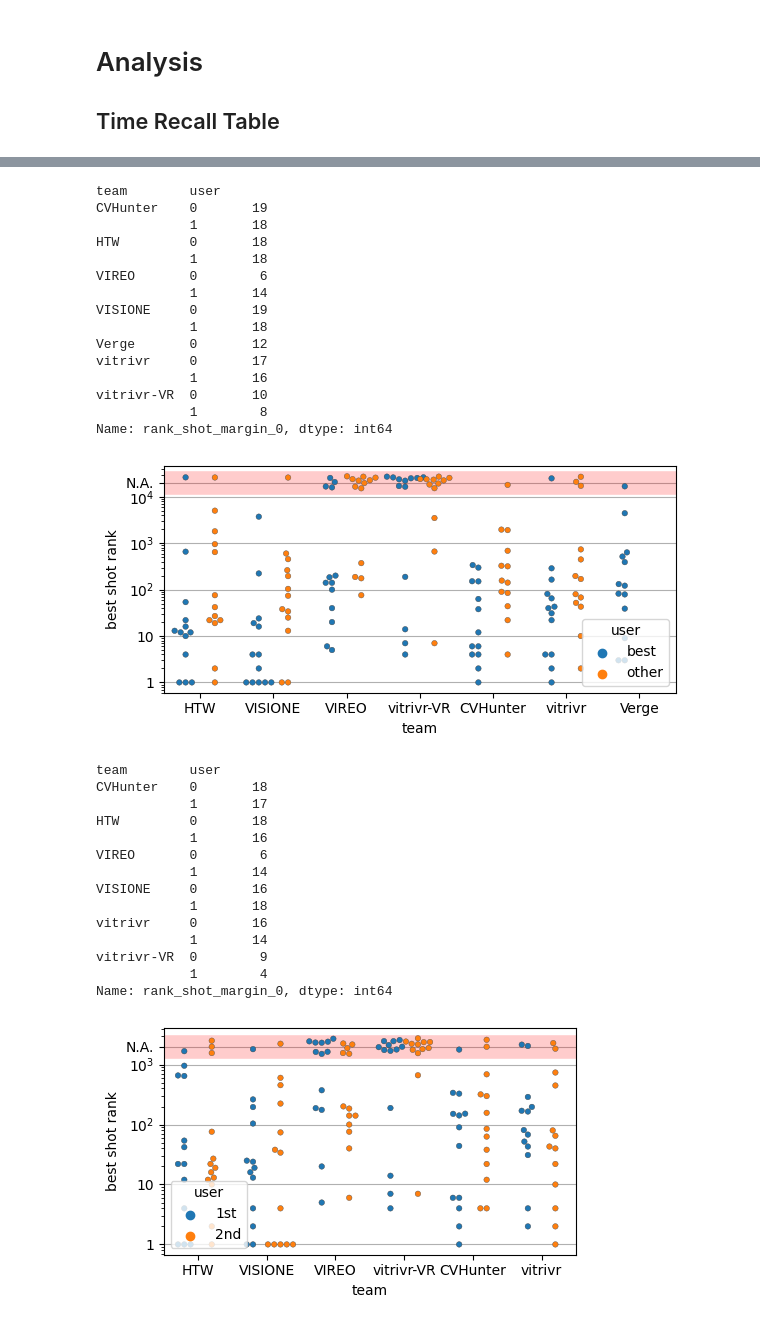
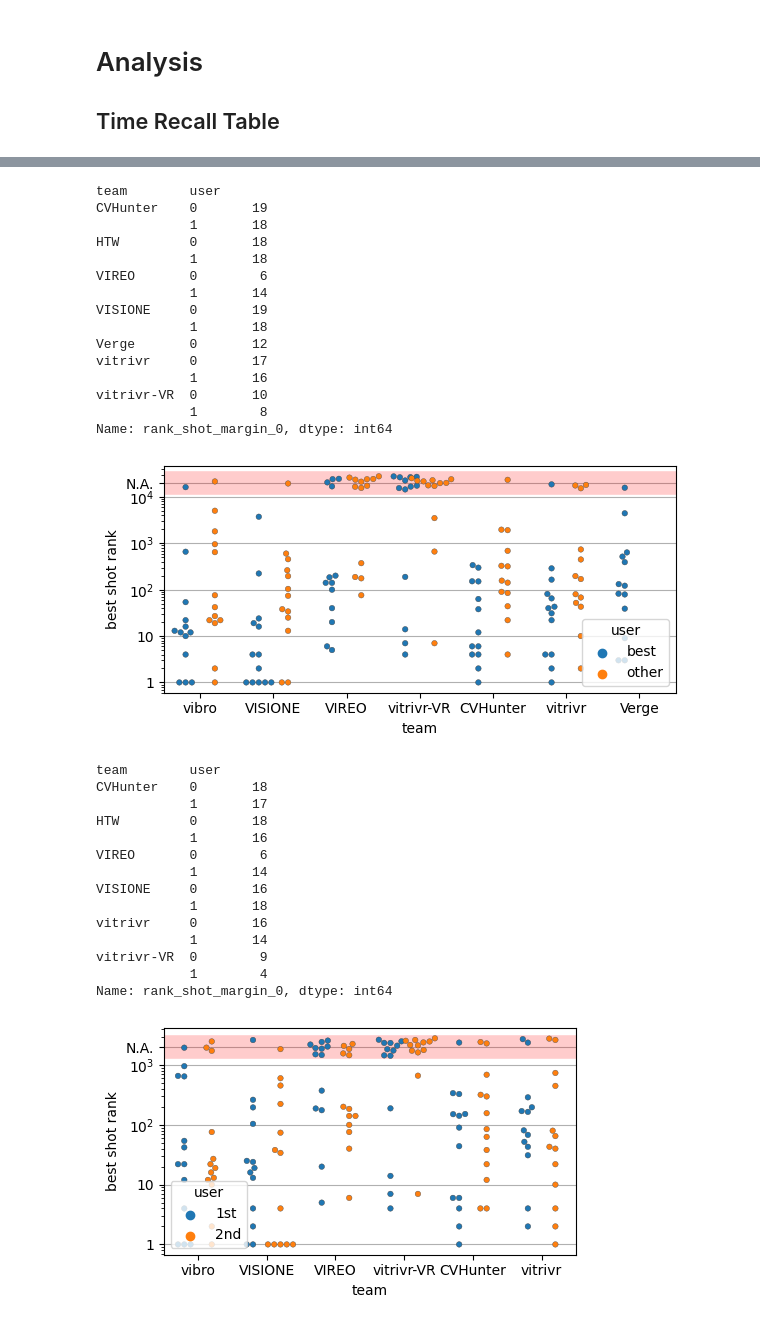
Before and after one commit to sauterl/VBS23-Post-Hoc-Analysis, a Jupyter notebook: src/python/notebooks/browsing.ipynb, the cells around one changed output, grey strips where cells are left out. Drawn from its saved outputs; the diff is of its cells as text; code cells hidden in the pictures.

```diff
--- a/src/python/notebooks/browsing.ipynb
+++ b/src/python/notebooks/browsing.ipynb
@@ -24,6 +24,11 @@ comp_data = load_competition_data(config)
 logs = process_team_logs(config, comp_data, force=False)
 
 teams = comp_data['config']['teams']
+
+# FIXME: badly patch the name of HTW into vibro
+teams_adj = teams.copy()
+teams_adj = [t if t != 'HTW' else 'vibro' for t in teams_adj]
+
 teams.remove('VideoCLIP')
 # %% [output]
 WARNING:root:Empty results dataframe in data/processed/kis-logs/CVHunter_results.csv
@@ -231,6 +153,8 @@ def build_table(df, teams, dataset='v3c'):
 # %%
 df = compute_data_for_time_recall_table(comp_data, teams, logs)
-table, table5 = build_table(df, teams, dataset='v3c')
+
+df.loc[df['team'] == 'HTW', 'team'] = 'vibro'
+table = build_table(df, teams_adj, dataset='v3c-mvk')
 table
 # table.to_csv('v3c_rank_table.csv')
 # %% [output]
@@ -275,7 +302,8 @@ ValueError: The truth value of a Series is ambiguous. Use a.empty, a.bool(), a.i
 # exclude videoclip and VERGE that have not logged MVK
 df_filtered = df[~df['team'].isin(['VideoCLIP', 'Verge'])]
 
-table, table5 = build_table(df_filtered, teams, dataset='mvk')
+df_filtered.loc[df_filtered['team'] == 'HTW', 'team'] = 'vibro'
+table = build_table(df_filtered, teams_adj, dataset='mvk')
 table
 # table.to_csv('mvk_rank_table.csv')
 # %% [output]
@@ -345,7 +374,8 @@ def build_best_rank_boxplot(
     max_records=1000,
     fill_missing=False,
     dataset='v3c',
-    legend_loc="lower right"):
+    legend_loc="lower right",
+    remove_legend=False):
     """
     Render the dataframe into a table or into a nice graph
     """
@@ -414,7 +444,11 @@ def build_best_rank_boxplot(
     if best_user_policy:
         labels[0] = "best"
         labels[1] = "other"
-    ax.legend(handles[:2], labels[:2], title="user", loc=legend_loc) # , ncol=2,)
+
+    if remove_legend:
+        ax.legend_.remove()
+    else:
+        ax.legend(handles[:2], labels[:2], title="user", loc=legend_loc) # , ncol=2,)
 
     # Tweak the visual presentation
     ax.yaxis.grid(True)
@@ -424,6 +458,7 @@ def build_best_rank_boxplot(
 
 max_records = 10000
 df_boxplot = compute_data_for_best_shot_rank(comp_data, teams, logs, max_records=max_records, split_user=True)
+df_boxplot.loc[df_boxplot['team'] == 'HTW', 'team'] = 'vibro'
 build_best_rank_boxplot(df_boxplot, show_boxplot=False, figsize=[6, 3], fill_missing=True, best_user_policy=True, where_missing_data_is=max_records*2, max_records=max_records, dataset='v3c')
 plt.tight_layout()
 plt.savefig('plots/kis_best_rank_boxplot_bestuser_v3c.pdf')
@@ -444,33 +479,34 @@ vitrivr     0       17
 vitrivr-VR  0       10
             1        8
 Name: rank_shot_margin_0, dtype: int64
-[figure, old version]
+[figure, new version]
 # %%
 # real user policy, V3C
 
 max_records = 1000
 teams_filtered = list(teams)
 teams_filtered.remove('Verge')
 df_boxplot = compute_data_for_best_shot_rank(comp_data, teams_filtered, logs, max_records=max_records, split_user=True)
+df_boxplot.loc[df_boxplot['team'] == 'HTW', 'team'] = 'vibro'
 build_best_rank_boxplot(df_boxplot, show_boxplot=False, figsize=[5, 3], fill_missing=True, best_user_policy=False, where_missing_data_is=max_records*2, max_records=max_records, dataset='v3c', legend_loc='lower left')
 plt.tight_layout()
 plt.savefig('plots/kis_best_rank_boxplot_realuser_v3c.pdf')
 plt.show()
 # %% [output]
 team        user
 CVHunter    0       18
             1       17
 HTW         0       18
             1       16
 VIREO       0        6
             1       14
 VISIONE     0       16
             1       18
 vitrivr     0       16
             1       14
 vitrivr-VR  0        9
             1        4
 Name: rank_shot_margin_0, dtype: int64
-[figure, old version]
+[figure, new version]
 # %%
 # real user policy on V3C, only visual
```
Also changed, not shown: parts of 13 cells of this notebook, 1 other file.
